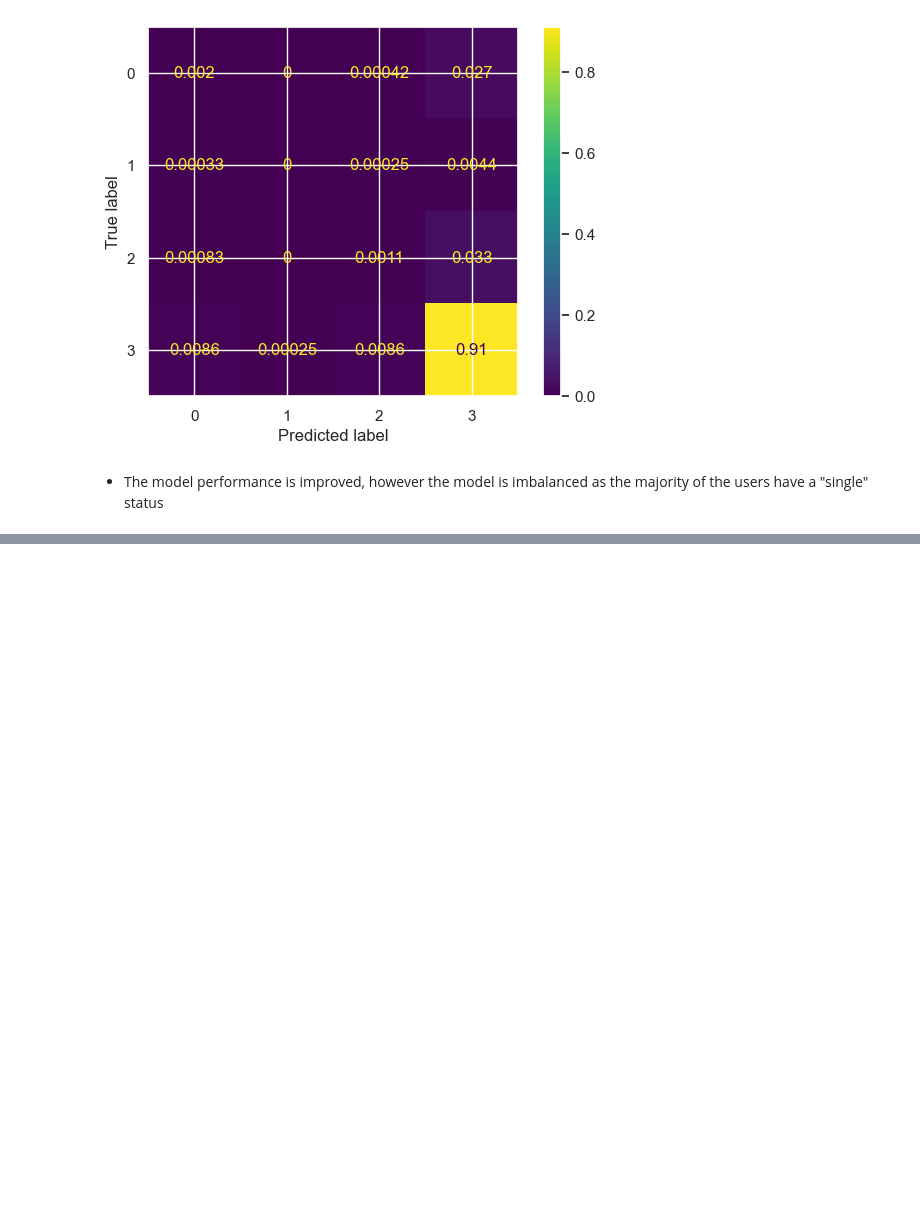
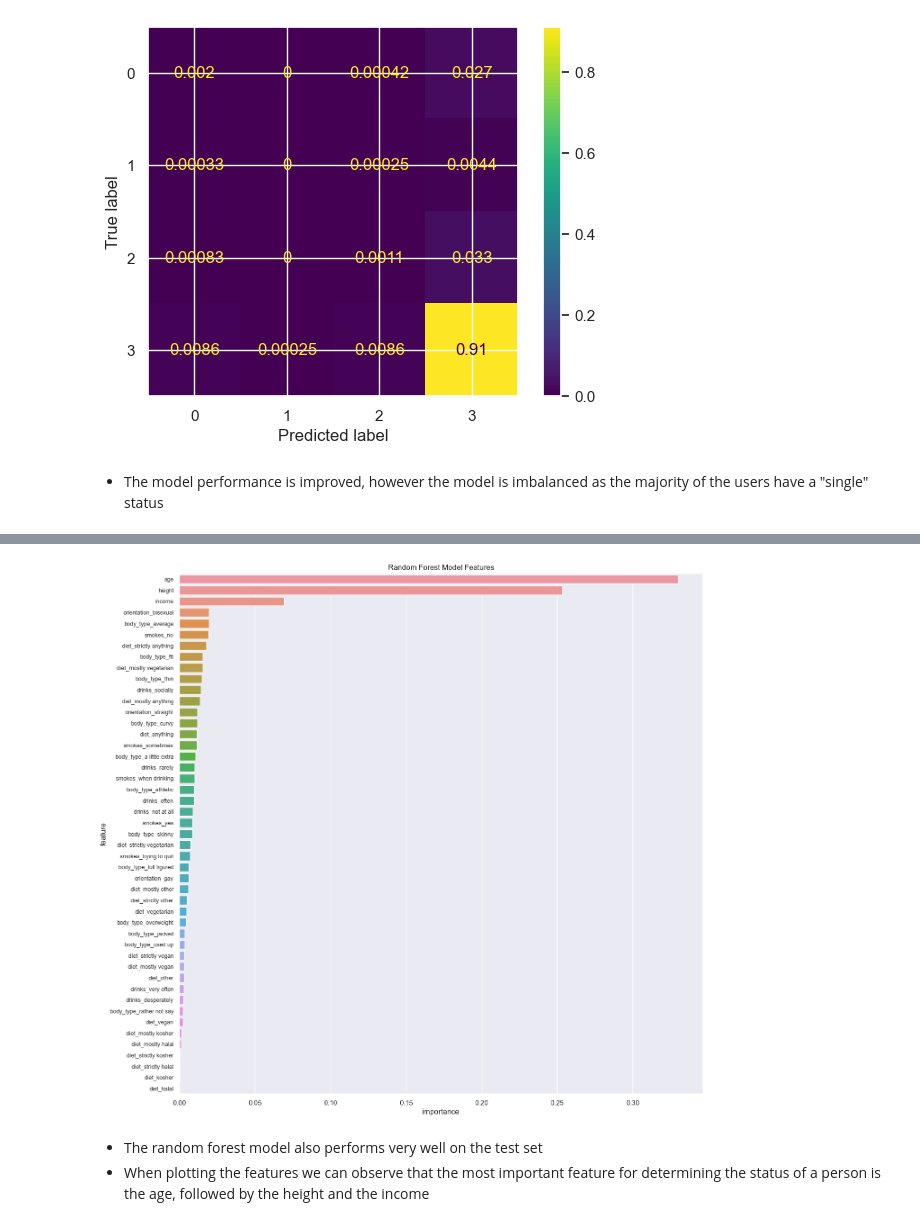
Before and after one commit to GALLP900/CodAcG_Github, a Jupyter notebook: Python_Training/Machine Learning III/OKCupid-Date-A-Scientist-Starter/date-a-scientist.ipynb, the cells around one changed output, grey strips where cells are left out. Cells and saved outputs as stored; diff of their text form; code cells hidden in the pictures; blank space fills up the shorter version.

Commit message:
Random Forerst model uploaded and conclusions

```diff
--- a/Python_Training/Machine Learning III/OKCupid-Date-A-Scientist-Starter/date-a-scientist.ipynb
+++ b/Python_Training/Machine Learning III/OKCupid-Date-A-Scientist-Starter/date-a-scientist.ipynb
@@ -549,0 +555,19 @@ seeing someone       0.10      0.03      0.05       424
+# %%
+# Random Forest classification
+
+# train the model
+rf = RandomForestClassifier(n_estimators=100, random_state=42)
+rf.fit(X_train, y_train)
+y_pred = rf.predict(X_test)
+
+# model performance
+print(f'The model performance is: {rf.score(X_test, y_test)}')
+print(classification_report(y_test, y_pred))
+
+# plot the top 5 feautures
+importances = pd.DataFrame(zip(X_train.columns,rf.feature_importances_), columns=['feature','importance'])
+importances.sort_values(by='importance', ascending=False, inplace=True)
+print('The top 5 features of the best random forest model are:')
+display(importances.head())
+print('The accuracy of the model with the best max_depth is:')
+print(accuracy_score(y_test, rf.predict(X_test)))
@@ -549,0 +596,13 @@ seeing someone       0.10      0.03      0.05       424
+# %%
+#plot the feature importance
+plt.figure(figsize=(15,15))
+sn.barplot(x=importances.importance, y=importances.feature)
+plt.yticks(fontsize=9)
+plt.title('Random Forest Model Features')
+plt.show()
+plt.close()
+# %% [output]
+[figure, added]
+# %% [markdown]
+- The random forest model also performs very well on the test set
+- When plotting the features we can observe that the most important feature for determining the status of a person is the age, followed by the height and the income
```
Also changed, not shown: parts of 6 cells of this notebook.
